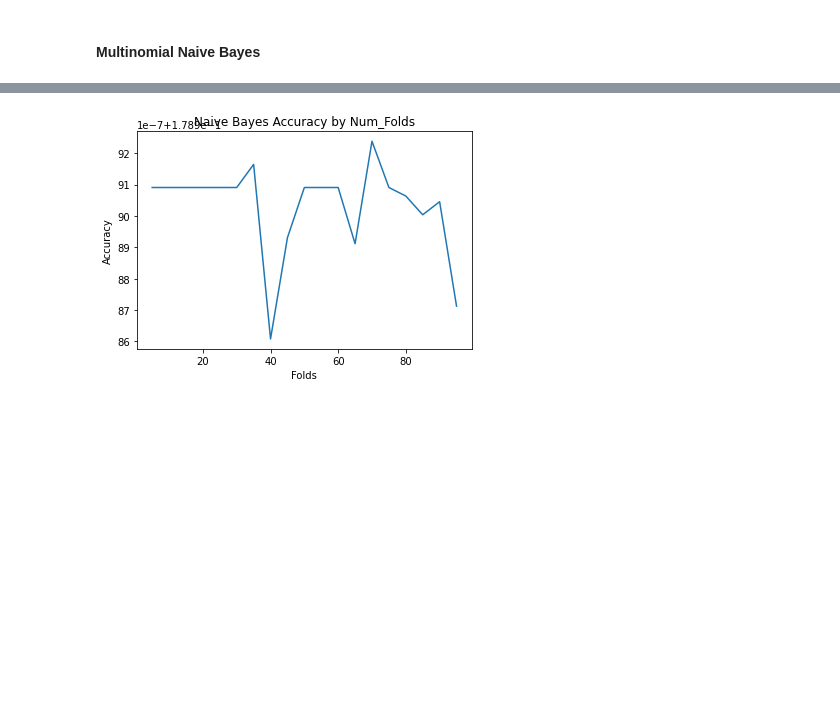
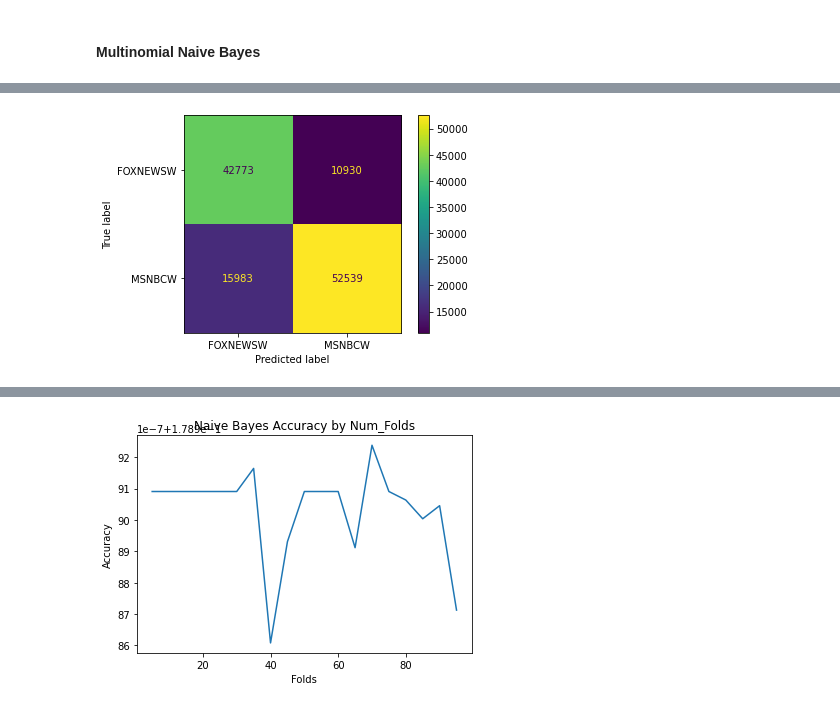
Before and after one commit to leckieje/chyrons_nlp, a Jupyter notebook: chyrons_book.ipynb, the cells around one changed output, grey strips where cells are left out. Saved outputs shown, nothing was run; the diff lists cells and outputs as text; code cells hidden in the pictures; blank space fills up the shorter version.

```diff
--- a/chyrons_book.ipynb
+++ b/chyrons_book.ipynb
@@ -418,0 +433,6 @@ def plot_naive_bayes(X, y, fold_lst):
+# %%
+# confustion matrix with n-grams=(1,2), folds = 20
+plot_confusion_matrix(bayes, X_test, y_test)
+plt.show()
+# %% [output]
+[figure, added]
```
Also changed, not shown: parts of 108 cells of this notebook.
